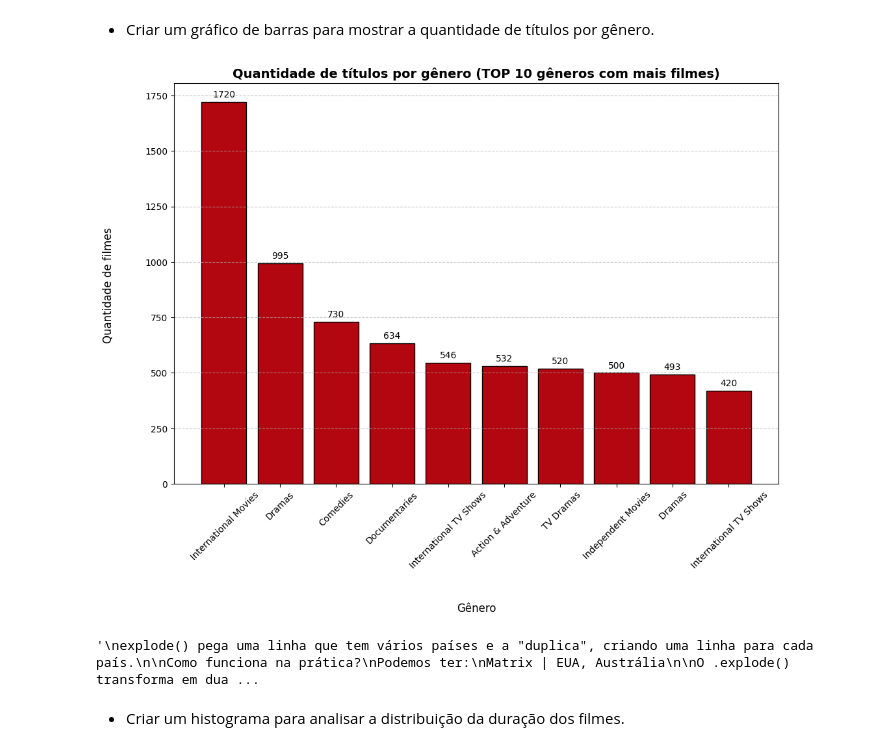
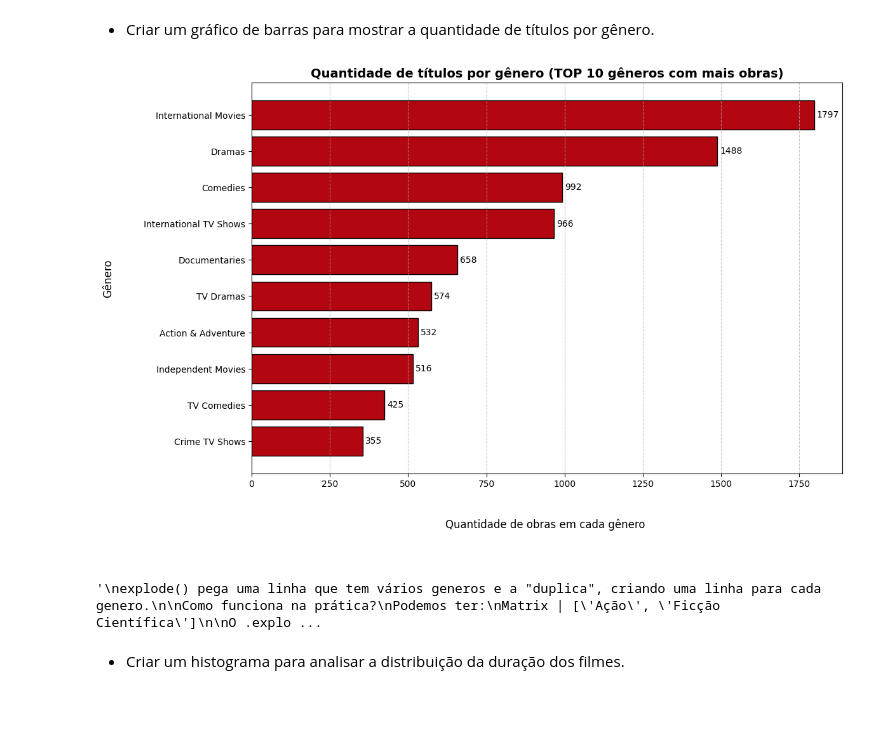
Before and after one commit to i-malur/bootcamp-dados-desafio-python-2, a Jupyter notebook: [OFICIAL]_Challenge_Frequência_e_Medidas.ipynb, the cells around one changed output. Drawn from its saved outputs; the diff is of its cells as text; code cells hidden in the pictures; blank space fills up the shorter version.

```diff
--- a/[OFICIAL]_Challenge_Frequência_e_Medidas.ipynb
+++ b/[OFICIAL]_Challenge_Frequência_e_Medidas.ipynb
@@ -231,49 +231,55 @@ por gênero.
 # %%
 df_obras_genero = df.copy()
 
-# transformando a coluna em uma uma lista. Ou seja, cada linha terá uma lista de gênero de filmes, ex: [Drama, Ficção Científica, Romance]
+# armazenando em uma variável toda a coluna de gênero.
+# Cada linha terá uma lista de gênero de filmes, ex: [Drama, Ficção Científica, Romance]
 obras_genero_unico = df_obras_genero['listed_in'].str.split(',')
 
 # usando método explode para separar os itens da lista e deixar cada gênero em uma linha
 obras_genero_explode = obras_genero_unico.explode()
+
+# removendo espaços antes e depois de cada gênero
+obras_genero_explode = obras_genero_explode.str.strip()
 
 # contando as ocorrências de cada gênero
 df_obras_genero = obras_genero_explode.value_counts().reset_index() # criando dataframe
 
 # renomeando colunas do dataframe
 df_obras_genero.columns = ['genero', 'ocorrencias']
 
 # aqui, salvo em uma variável os 10 primeiros generos do dataframe
 contagem_generos_explode = df_obras_genero.head(10)
 
+# criando variável com a sequência do maior para o menor
+ordem_barras = contagem_generos_explode.iloc[::-1]
+
 # criando gráfico
 plt.figure(figsize=(12,8))  # comprimento e largura do gráfico
-grafico = plt.bar(contagem_generos_explode['genero'], contagem_generos_explode['ocorrencias'], color='#B20710', edgecolor='black') # criando gráfico
+grafico = plt.barh(ordem_barras['genero'], ordem_barras['ocorrencias'], color='#B20710', edgecolor='black') # criando gráfico
 plt.bar_label(grafico, padding=3) # adicionando rótulos em cima das barras
 
 # personalizando o gráfico
-plt.title('Quantidade de títulos por gênero (TOP 10 gêneros com mais filmes)', fontsize=14, fontweight='bold') # título do gráfico
-plt.xlabel('\n\nGênero', fontsize=12) # título do eixo x
-plt.ylabel('Quantidade de filmes \n\n', fontsize=12) # título do eixo y
-plt.xticks(rotation=45)  # rotaciona os nomes dos gêneros
-plt.grid(axis='y', linestyle='--', alpha=0.7)  # adiciona linhas de grade horizontais
+plt.title('Quantidade de títulos por gênero (TOP 10 gêneros com mais obras)', fontsize=14, fontweight='bold') # título do gráfico
+plt.xlabel('\n\nQuantidade de obras em cada gênero \n\n', fontsize=12) # título do eixo x
+plt.ylabel('Gênero\n\n', fontsize=12) # título do eixo y
+plt.grid(axis='x', linestyle='--', alpha=0.7)  # adiciona linhas de grade verticais
 
 plt.show()
 
 '''
-explode() pega uma linha que tem vários países e a "duplica", criando uma linha para cada país.
+explode() pega uma linha que tem vários generos e a "duplica", criando uma linha para cada genero.
 
 Como funciona na prática?
 Podemos ter:
-Matrix | EUA, Austrália
+Matrix | ['Ação', 'Ficção Científica']
 
 O .explode() transforma em duas linhas:
-Matrix | EUA
-Matrix | Austrália
+Matrix | Ação
+Matrix | Ficção Científica
 '''
 # %% [output]
-[figure, old version]
+[figure, new version]
-'\nexplode() pega uma linha que tem vários países e a "duplica", criando uma linha para cada país.\n\nComo funciona na prática?\nPodemos ter:\nMatrix | EUA, Austrália\n\nO .explode() transforma em dua ...
+'\nexplode() pega uma linha que tem vários generos e a "duplica", criando uma linha para cada genero.\n\nComo funciona na prática?\nPodemos ter:\nMatrix | [\'Ação\', \'Ficção Científica\']\n\nO .explo ...
 # %% [markdown]
 * Criar um histograma para analisar a distribuição da duração dos
 filmes.
```
